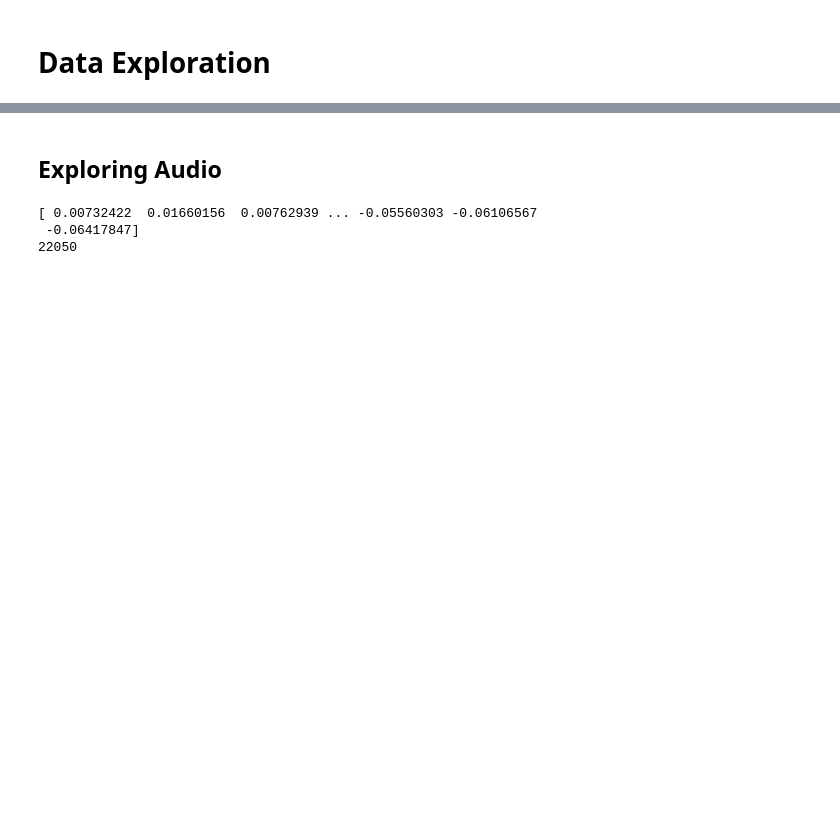
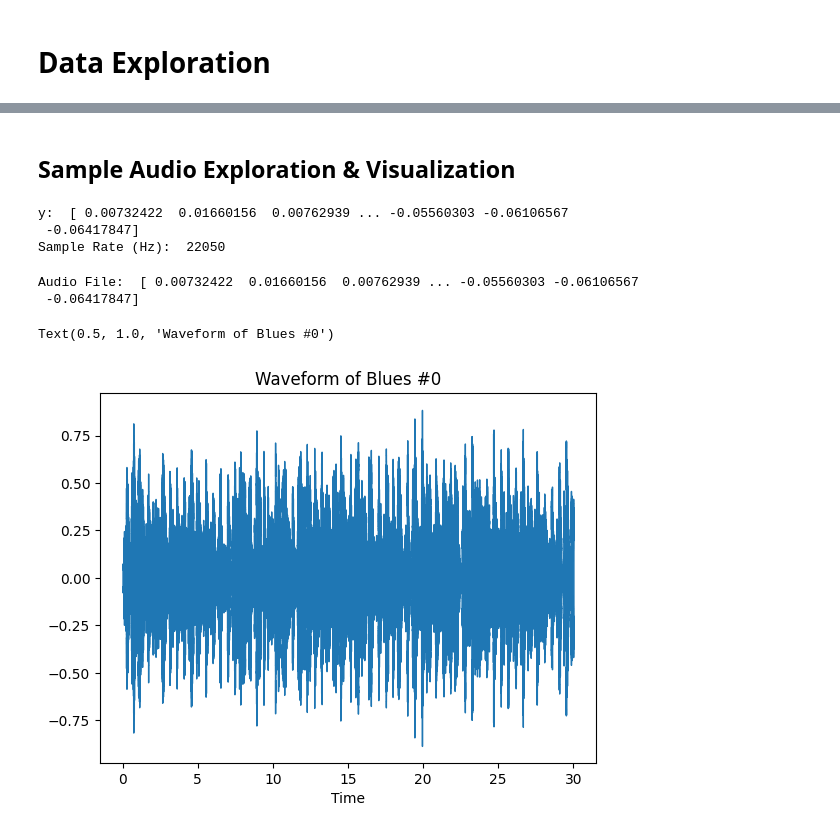
Before and after one commit to griffinr/MusicClassificationModels, a Jupyter notebook: Data Exploration.ipynb, the cells around one changed output, grey strips where cells are left out. Saved outputs shown, nothing was run; the diff lists cells and outputs as text; code cells hidden in the pictures; blank space fills up the shorter version.

Commit message:
Began basic exploration and preprocessing

```diff
--- a/Data Exploration.ipynb
+++ b/Data Exploration.ipynb
@@ -13,13 +12,32 @@ data_3 = pd.read_csv('Data/features_3_sec.csv')
 # %%
 data_30 = pd.read_csv('Data/features_30_sec.csv')
 # %% [markdown]
-## Exploring Audio
+## Sample Audio Exploration & Visualization
 # %%
+# Looking at sound (sequence of vibrations of varying pressure strengths)
+# Looking at sample rate (# of audio samples per sec in Hz)
+
 y, sample_rate = librosa.load('Data/genres_examples/blues.00000.wav')
 
-print(y)
-print(sample_rate)
+print('y: ', y)
+print('Sample Rate (Hz): ', sample_rate)
 # %% [output]
-[ 0.00732422  0.01660156  0.00762939 ... -0.05560303 -0.06106567
+y:  [ 0.00732422  0.01660156  0.00762939 ... -0.05560303 -0.06106567
  -0.06417847]
-22050
+Sample Rate (Hz):  22050
+# %%
+# Trim silences at beginning and end of audio
+audio_file, _ = librosa.effects.trim(y=y)
+
+print('Audio File: ', audio_file)
+# %% [output]
+Audio File:  [ 0.00732422  0.01660156  0.00762939 ... -0.05560303 -0.06106567
+ -0.06417847]
+# %%
+# 2-D representation of waveform
+
+librosa.display.waveshow(y=audio_file, sr=sample_rate)
+plt.title("Waveform of Blues #0")
+# %% [output]
+Text(0.5, 1.0, 'Waveform of Blues #0')
+[figure, added]
```
Also changed, not shown: parts of 19 cells of this notebook.
